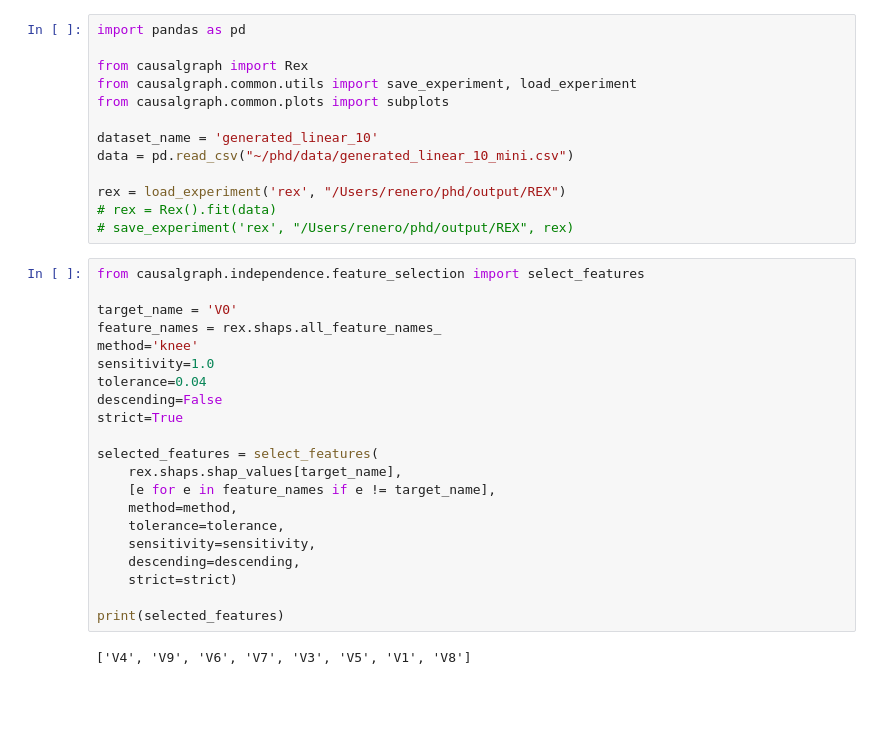
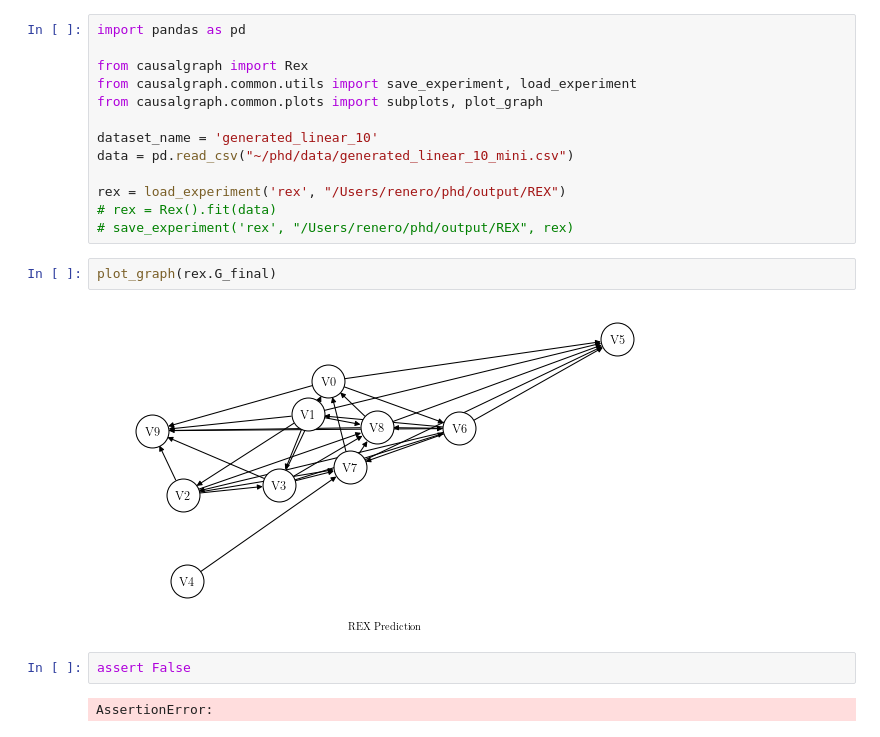
Before and after one commit to renero/causal-graph, a Jupyter notebook: examples/simple_rex.ipynb, the cells around one changed output. Saved outputs shown, nothing was run; the diff lists cells and outputs as text; blank space fills up the shorter version.

Commit message:
Plots for comparing graphs ready!

```diff
--- a/examples/simple_rex.ipynb
+++ b/examples/simple_rex.ipynb
@@ -3,7 +3,7 @@ import pandas as pd
 
 from causalgraph import Rex
 from causalgraph.common.utils import save_experiment, load_experiment
-from causalgraph.common.plots import subplots
+from causalgraph.common.plots import subplots, plot_graph
 
 dataset_name = 'generated_linear_10'
 data = pd.read_csv("~/phd/data/generated_linear_10_mini.csv")
@@ -11,29 +11,14 @@ data = pd.read_csv("~/phd/data/generated_linear_10_mini.csv")
 rex = load_experiment('rex', "/Users/renero/phd/output/REX")
 # rex = Rex().fit(data)
 # save_experiment('rex', "/Users/renero/phd/output/REX", rex)
-# %%
-from causalgraph.independence.feature_selection import select_features
-
-target_name = 'V0'
-feature_names = rex.shaps.all_feature_names_
-method='knee'
-sensitivity=1.0
-tolerance=0.04
-descending=False
-strict=True
-
-selected_features = select_features(
-    rex.shaps.shap_values[target_name],
-    [e for e in feature_names if e != target_name],
-    method=method,
-    tolerance=tolerance,
-    sensitivity=sensitivity,
-    descending=descending,
-    strict=strict)
-
-print(selected_features)
-# %% [output]
-['V4', 'V9', 'V6', 'V7', 'V3', 'V5', 'V1', 'V8']
+# %%
+plot_graph(rex.G_final)
+# %% [output]
+[figure, added]
+# %%
+assert False
+# %% [output]
+AssertionError:
 # %%
 plot_args = [(target_name) for target_name in rex.shaps.all_feature_names_]
 subplots(4, rex.shaps.summary_plot, *plot_args, dpi=200);
```
Also changed, not shown: parts of 2 cells of this notebook, 3 other files.
